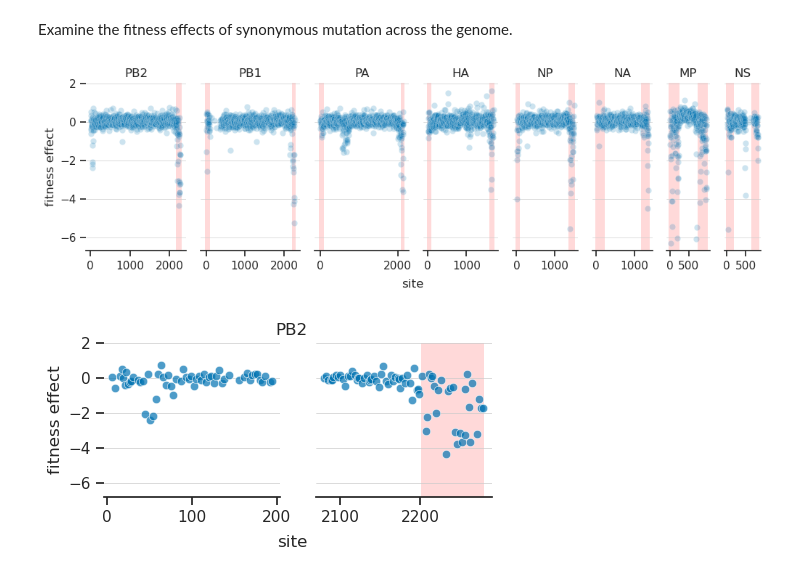
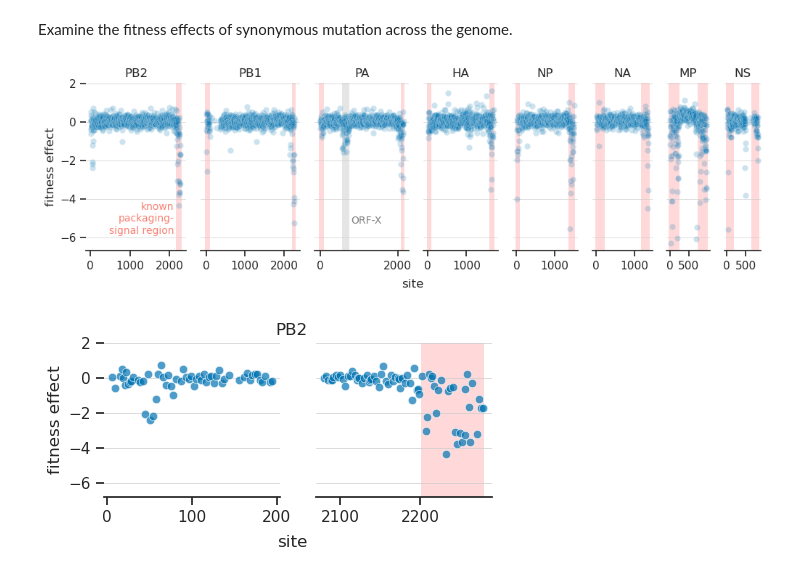
Before and after one commit to matsengrp/flu-mut-rates, a Jupyter notebook: notebooks/analyze_fitness_effects.ipynb, the cells around one changed output. Saved outputs shown, nothing was run; the diff lists cells and outputs as text; code cells hidden in the pictures.

```diff
--- a/notebooks/analyze_fitness_effects.ipynb
+++ b/notebooks/analyze_fitness_effects.ipynb
@@ -186,34 +186,49 @@ for (i, segment) in enumerate(segments):
         color=mut_class_colors['synonymous']
     )
 
     # Add shaded packaging signal regions
     cds_len = cds_lengths[segment]
     for _, row in packaging_signals[packaging_signals['segment'] == segment].iterrows():
         if row['nt'] == 0:
             continue
         if row['end'] == '3prime_vRNA':
             x_start, x_end = 1, row['nt']
         else:  # 5prime_vRNA
             x_start, x_end = cds_len - row['nt'] + 1, cds_len
         # increase shaded region to mostly overlap with dots in region
         buffer = 30
         x_start -= buffer
         x_end += buffer
         ax.axvspan(x_start, x_end, alpha=0.15, color='red', zorder=0, lw=0)
 
+    # Add PA-X X-ORF annotation for PA subplot
+    # Coordinates from CY121122 reference (flu-usher results_260226/PA/all/curated_reference.fasta)
+    # PA-X = join(1..570, 572..760); X-ORF (+1 frame) nt 572-760, stop codon TGA at 758-760
+    # Reference: Jagger et al. 2012 Science
+    if segment == 'PA':
+        ax.axvspan(572, 760, alpha=0.2, color='gray', zorder=0, lw=0)
+        x_center = (572 + 760) / 2 / cds_len
+        ax.text(0.55, 0.21, 'ORF-X', transform=ax.transAxes,
+                ha='center', va='top', fontsize=10, color='gray')
+
+    # Annotate leftmost plot with packaging signal legend
+    if i == 0:
+        ax.text(0.88, 0.09, 'known\npackaging-\nsignal region', transform=ax.transAxes,
+                ha='right', va='bottom', fontsize=10, color='salmon')
+
     ax.grid(axis='y', which='both', lw=0.5)
     ax.set(title=segment, xlabel='')
     if i > 0:
         ax.tick_params(axis='y', which='both', left=False, labelleft=False)
     if segment in ['MP', 'NS']:
         ax.set(xticks=[0, 500])
     sns.despine(left=True, ax=ax)
 
 axs[0].set(ylabel='fitness effect')
 fig.text(0.5, -0.06, 'site', ha='center')
 plt.show()
 # %% [output]
-[figure, old version]
+[figure, new version]
 # %%
 segment = 'PB2'
 data = syn_data[(syn_data['segment'] == segment)]
```
Also changed, not shown: parts of 1 cell of this notebook.
